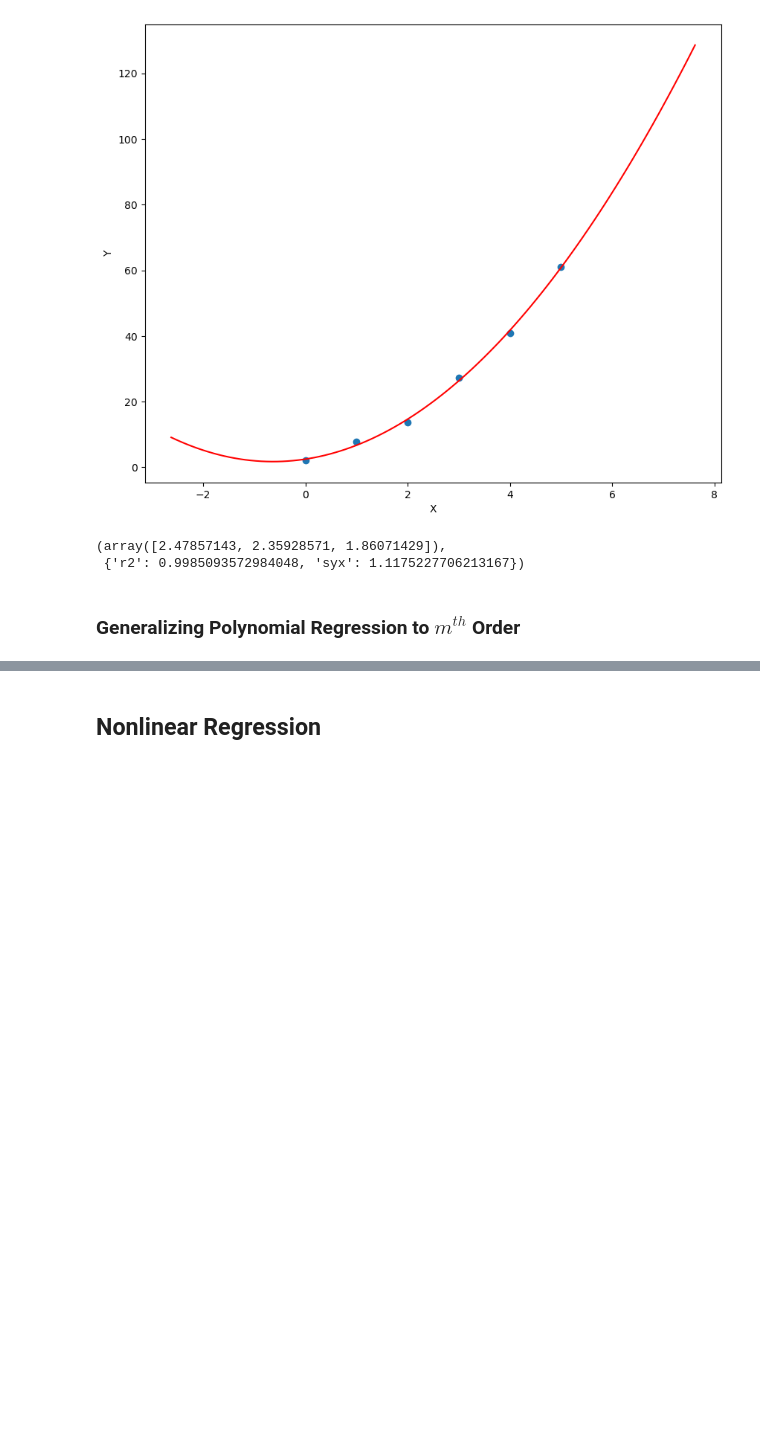
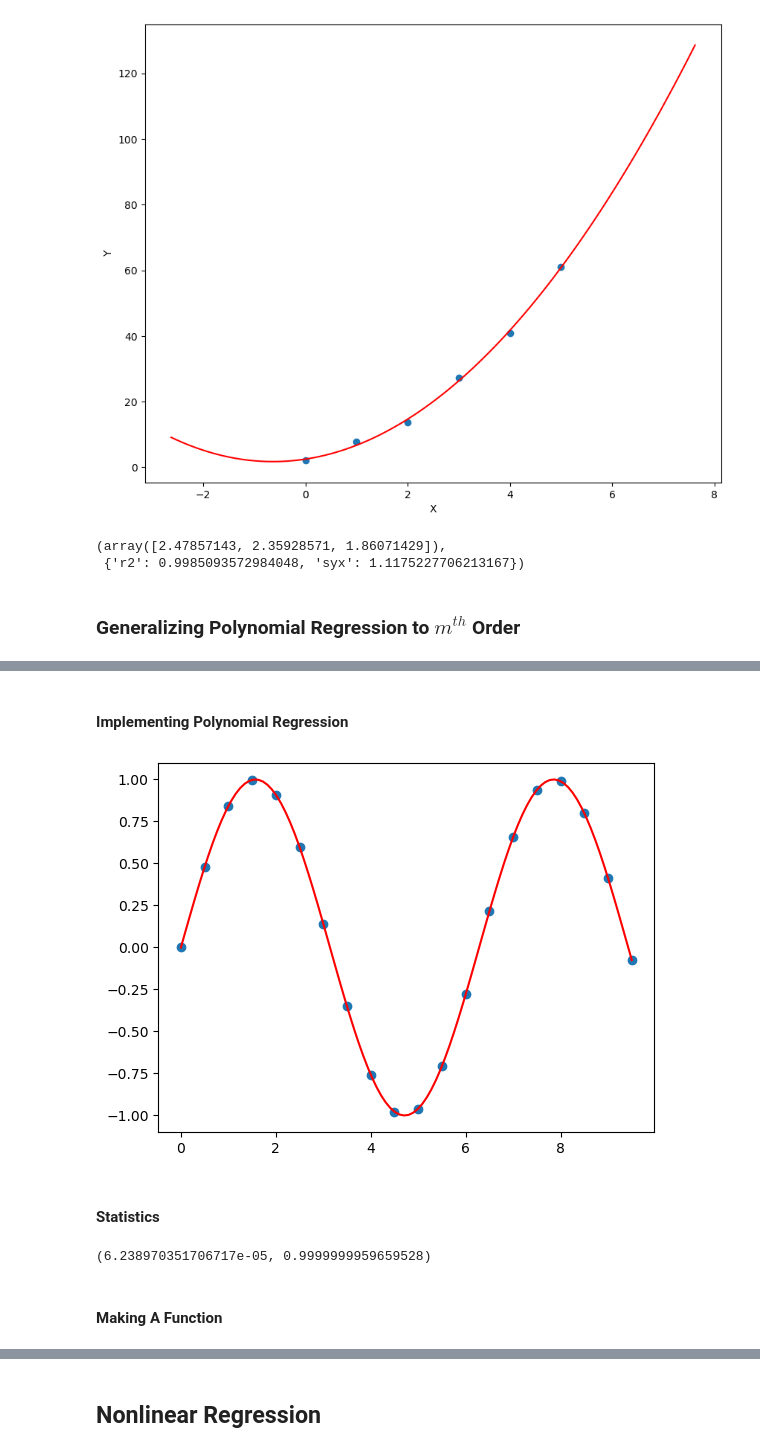
Before and after one commit to Hari31416/MSc_Project, a Jupyter notebook: Numerical_Methods/Notes/Curve_Fitting.ipynb, the cells around one changed output, grey strips where cells are left out. Saved outputs shown, nothing was run; the diff lists cells and outputs as text; code cells hidden in the pictures; blank space fills up the shorter version.

```diff
--- a/Numerical_Methods/Notes/Curve_Fitting.ipynb
+++ b/Numerical_Methods/Notes/Curve_Fitting.ipynb
@@ -364,0 +380,53 @@ beta, stats
+# %% [markdown]
+#### Implementing Polynomial Regression
+# %%
+X = np.arange(0, 10, 0.5)
+Y = np.sin(X)
+n = len(X)
+# %%
+m = 10
+Xis = np.zeros(2*m+1)
+Yis = np.zeros(m+1)
+for i in range(0, 2*m+1):
+    if i ==0:
+        Xis[i] = n
+        continue
+    xi = np.sum(X**i)
+    Xis[i] = xi
+
+for i in range(1, m+2):
+    yi = np.sum(Y*(X**(i-1)))
+    Yis[i-1] = yi
+A = np.zeros((m+1, m+1))
+for i in range(0, m+1):
+    A[i] = Xis[i:i+m+1]
+
+coefficients = np.linalg.solve(A,Yis)
+X_l = np.linspace(X.min(), X.max(), 100)
+def predict(X_l):
+    Y_l = 0
+    for i in range(0, m+1):
+        Y_l += coefficients[i]*X_l**i
+    return Y_l
+Y_l = predict(X_l)
+
+plt.scatter(X,Y)
+plt.plot(X_l,Y_l, "r");
+# %% [output]
+[figure, added]
+# %% [markdown]
+#### Statistics
+# %%
+#Sr
+xmean = np.mean(X)
+ymean = np.mean(Y)
+y_pred = predict(X)
+Sr = np.sum((Y-y_pred)**2)
+SYX = np.sqrt(Sr/(n-m-1))
+#r2
+r2 = (np.sum((Y-ymean)**2)-Sr)/(np.sum((Y-ymean)**2))
+SYX, r2
+# %% [output]
+(6.238970351706717e-05, 0.9999999959659528)
+# %% [markdown]
+#### Making A Function
```
Also changed, not shown: parts of 7 cells of this notebook, 2 other files.
